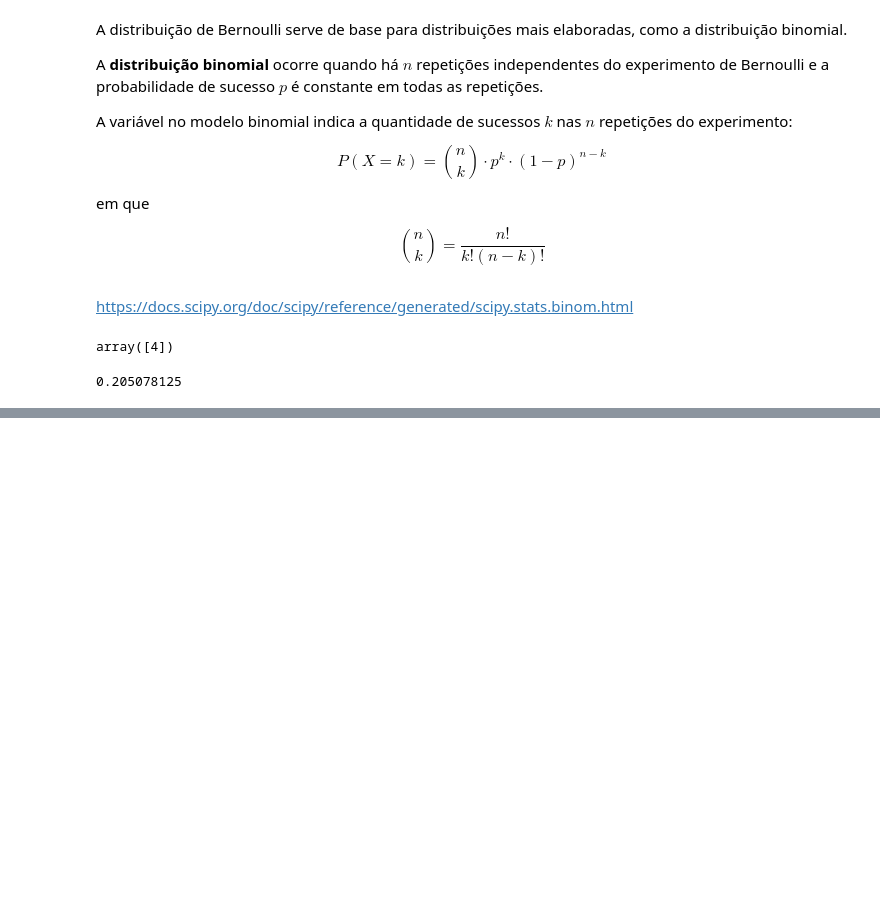
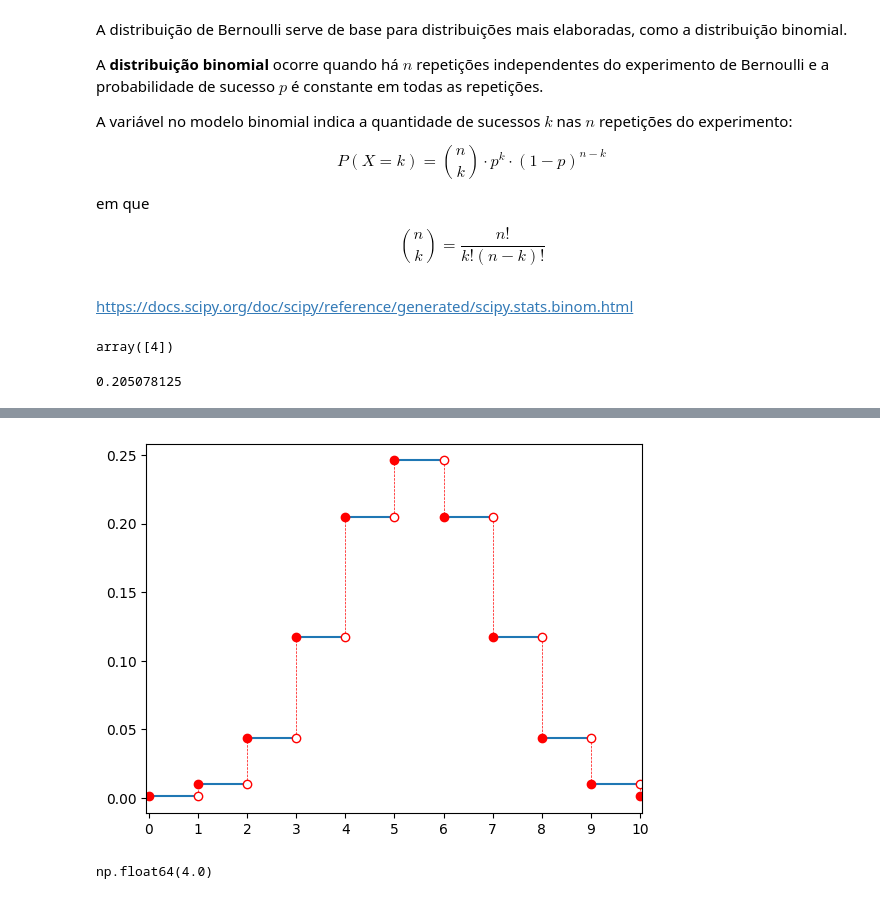
Before and after one commit to PauloViniciusR/Estatistica_dados, a Jupyter notebook: Estatistica_Probabilistica/05_discretas_binomial.ipynb, the cells around one changed output, grey strips where cells are left out. Cells and saved outputs as stored; diff of their text form; code cells hidden in the pictures; blank space fills up the shorter version.

```diff
--- a/Estatistica_Probabilistica/05_discretas_binomial.ipynb
+++ b/Estatistica_Probabilistica/05_discretas_binomial.ipynb
@@ -92,0 +93,5 @@ plt.xticks(valores);
+# %%
+x = np.arange(0, 11)
+y = binom.pmf(x, 10, 0.5)
+
+print(*tuple(zip(x, y)), sep="\n")
@@ -92,0 +110,11 @@ plt.xticks(valores);
+# %%
+from graficos import plot_cdf_discretas
+
+plot_cdf_discretas(x, y)
+# %% [output]
+[figure, added]
+# %%
+# P(x <=5) ou seja, probabilidade de sair 5 ou menos "cara" em 10 lançamentos
+binom.ppf(0.3, 10, 0.5)
+# %% [output]
+np.float64(4.0)
```
Also changed, not shown: parts of 4 cells of this notebook.
